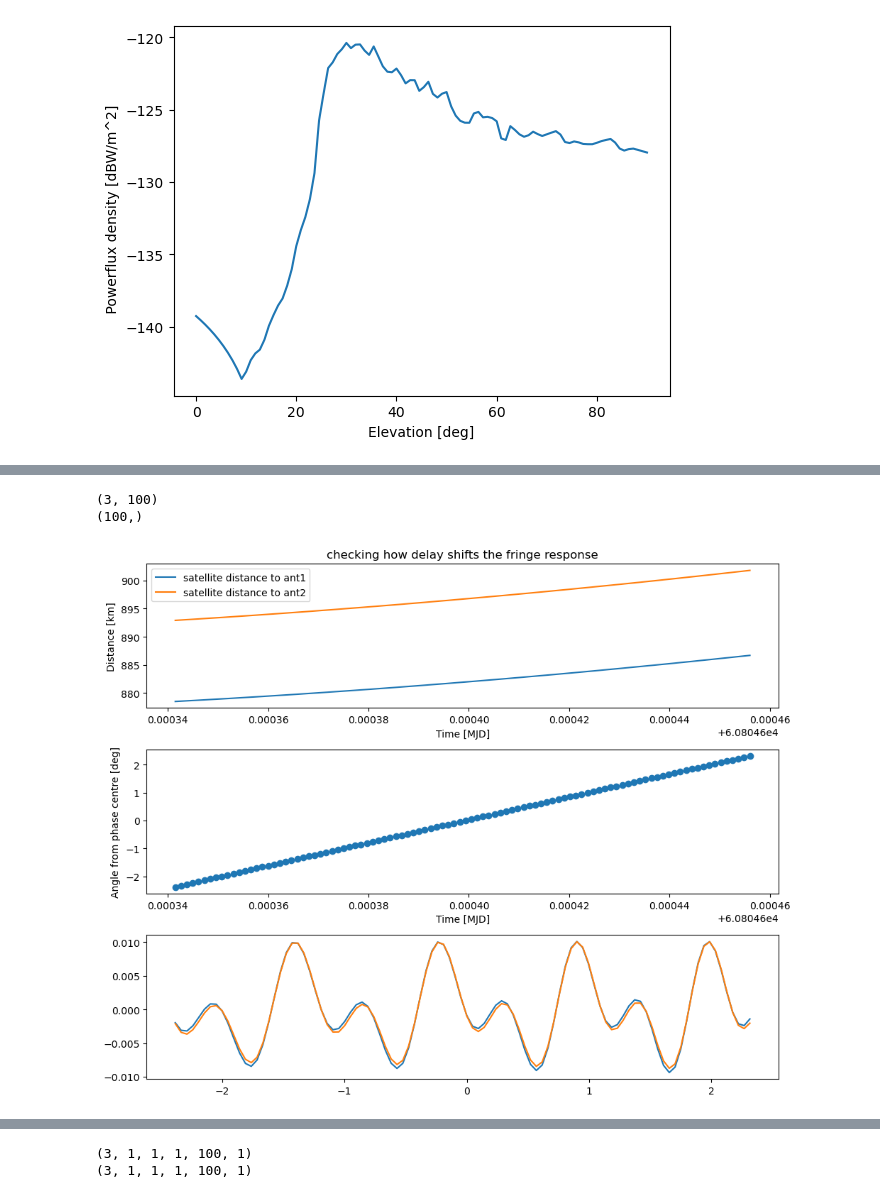
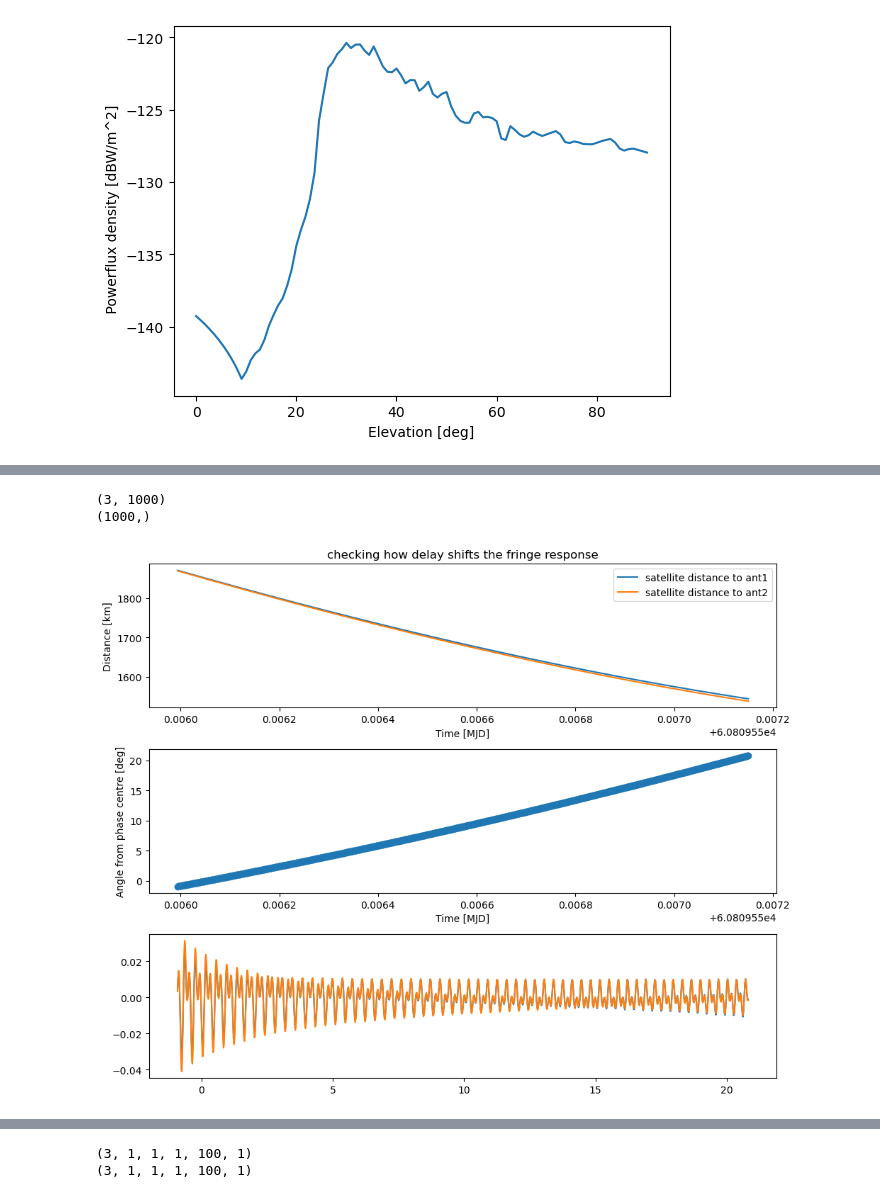
Before and after one commit to hqiu-nju/scepter, a Jupyter notebook: notebooks/fringe_simulation.ipynb, the cells around one changed output, grey strips where cells are left out. Drawn from its saved outputs; the diff is of its cells as text; code cells hidden in the pictures.

```diff
--- a/notebooks/fringe_simulation.ipynb
+++ b/notebooks/fringe_simulation.ipynb
@@ -76,0 +67,10 @@ print(mjds.shape)
+# %%
+niters = 1
+pydt = cysgp4.PyDateTime() ## take current date and time
+start_times_window = 24 * u.hour
+time_range, time_resol = 100*u.s, 1e-1*u.s  # seconds
+epochiters=time_range/time_resol
+
+# print(start_times,td)
+mjds = skynet.plantime(niters,start_times_window,time_range,time_resol,pydt)
+print(mjds.shape)
@@ -155,10 +166,10 @@ array order is observer, pointing per grid, skygrid cells, epochs, time samples
 # %%
 ## if first time run the populate function to create coordinates
-# test.populate(tles,save=True,savename='starlink_100.npz')
+# test.populate(tles,save=True,savename='oneweb_1ms.npz')
 
-test.load_propagation(nparray="starlink_100.npz")
+test.load_propagation(nparray="oneweb_1ms.npz")
 ### cut the whole array using the same method
-test.reduce_sats(el_limit=30)
+test.reduce_sats(el_limit=10)
 nsat=0
 print('check array shapes below')
 print('sat_frame az',test.satf_az.shape)
@@ -259,0 +183,22 @@ ideal ra dec pointing for intercept 117.45096084668864 5.380662888963153
+# %%
+### get one satellite
+
+satA_dist=test.satf_dist[:,:,:,:,:,nsat]
+time = Time(mjds.flatten(), format='mjd')
+
+#### setting up the altaz frame for the antennas
+#### also get the 1-d arrays of the satellite location in altaz frame
+tel_az=test.topo_pos_az[0,:,:,:,:,nsat].flatten()
+tel_el=test.topo_pos_el[0,:,:,:,:,nsat].flatten()
+
+
+tel1_pnt=
+
+plt.xlabel('Azimuth [deg]')
+plt.ylabel('Elevation [deg]')
+plt.title('Location to satellite')
+plt.plot(tel_az,tel_el,label='satellite in ant1 altaz')
+
+
+plt.plot(tel1_pnt.az, tel1_pnt.alt,'x',label='antenna 1')
+# plt.plot(tel2_pnt.az, tel2_pnt.alt,'x',label='antenna 1')
@@ -260,38 +260,38 @@ ideal ra dec pointing for intercept 117.45096084668864 5.380662888963153
 # %%
-tel_delays=obs.mod_tau(az=tel_az,el=tel_el,lat=ant1.loc.lat,D=baselines[2]*u.m)
+tel_delays=obs.mod_tau(az=tel1_pnt.az,el=tel1_pnt.alt,lat=ant1.loc.lat,D=baselines[2]*u.m)
 real_delays=obs.baseline_nearfield_delay(
                                          l1=satA_dist[0]*u.km,l2=satA_dist[2]*u.km,tau=tel_delays).flatten()
 
 # real_delays=real_delays.reshape(len(baselines),-1)
 satdelays=((satA_dist[0]*1000/3e8)-(satA_dist[1]*1000/3e8))*u.s
 satdelays=satdelays.flatten()
 plt.figure(figsize=(10, 8))
 
 
 ax1=plt.subplot(311)
 ax1.set_title('checking how delay shifts the fringe response')
 
 ax1.plot(mjds.flatten(),satA_dist[0].flatten(),label='satellite distance to ant1')
 ax1.plot(mjds.flatten(),satA_dist[2].flatten(),label='satellite distance to ant2')
 ax1.legend()
 ax1.set_xlabel('Time [MJD]')
 # ax1.set_ylabel('Fringe response')
 ax1.set_ylabel('Distance [km]')
 ax2=plt.subplot(312)
 plt.scatter(mjds.flatten(),offbeam)
 ax2.set_xlabel('Time [MJD]')
 ax2.set_ylabel('Angle from phase centre [deg]')
 ax3=plt.subplot(313)
 ax3.plot(offbeam,obs.bw_fringe(delays=satdelays,bwchan=100,nchan=100,fch1=100),label='fringe response')
 ax3.plot(offbeam,obs.bw_fringe(delays=satdelays+2*u.s,bwchan=100,nchan=100,fch1=100),label='fringe response')
 
 plt.tight_layout()
 plt.savefig('fringe shift example.png')
 plt.show()
 # %% [output]
-(3, 100)
-(100,)
+(3, 1000)
+(1000,)
-[figure, old version]
+[figure, new version]
 # %%
 
 plt.figure(figsize=(10, 8))
```
Also changed, not shown: parts of 14 cells of this notebook, 4 other files.
